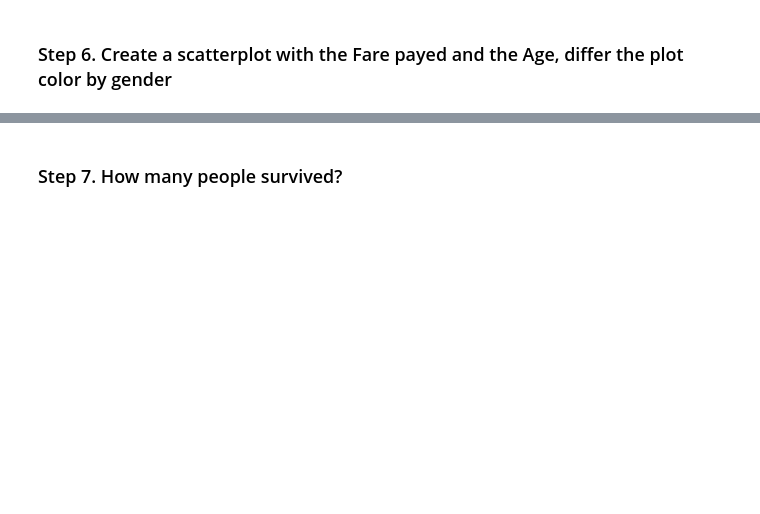
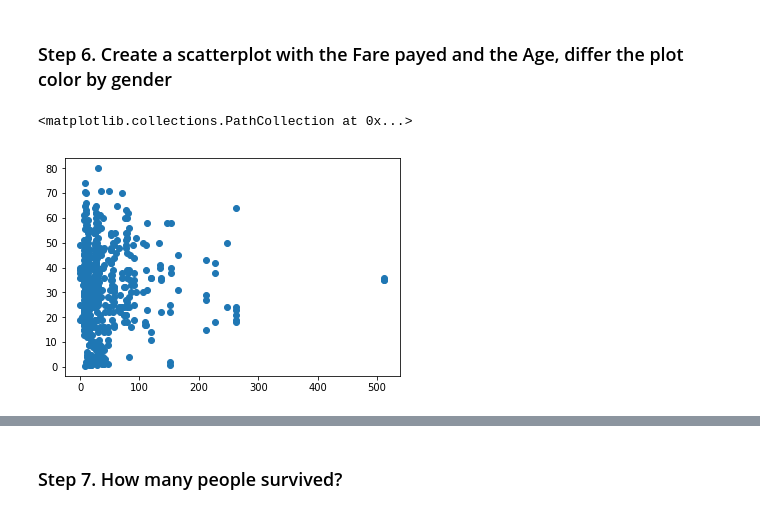
Before and after one commit to jordanmoritz/PandasExercises, a Jupyter notebook: pandas_exercises-master/07_Visualization/Titanic_Desaster/Exercises.ipynb, the cells around one changed output, grey strips where cells are left out. Saved outputs shown, nothing was run; the diff lists cells and outputs as text; code cells hidden in the pictures; blank space fills up the shorter version.

```diff
--- a/pandas_exercises-master/07_Visualization/Titanic_Desaster/Exercises.ipynb
+++ b/pandas_exercises-master/07_Visualization/Titanic_Desaster/Exercises.ipynb
@@ -71,2 +73,11 @@ plt.pie([male.sum(), female.sum()], labels=['Male', 'Female'])
 # %% [markdown]
 ### Step 6. Create a scatterplot with the Fare payed and the Age, differ the plot color by gender
+# %%
+titanic_df.head()
+
+plt.scatter(x=titanic_df.Fare, y=titanic_df.Age)
+
+# Need seaborn
+# %% [output]
+<matplotlib.collections.PathCollection at 0x...>
+[figure, added]
```
Also changed, not shown: parts of 5 cells of this notebook.
